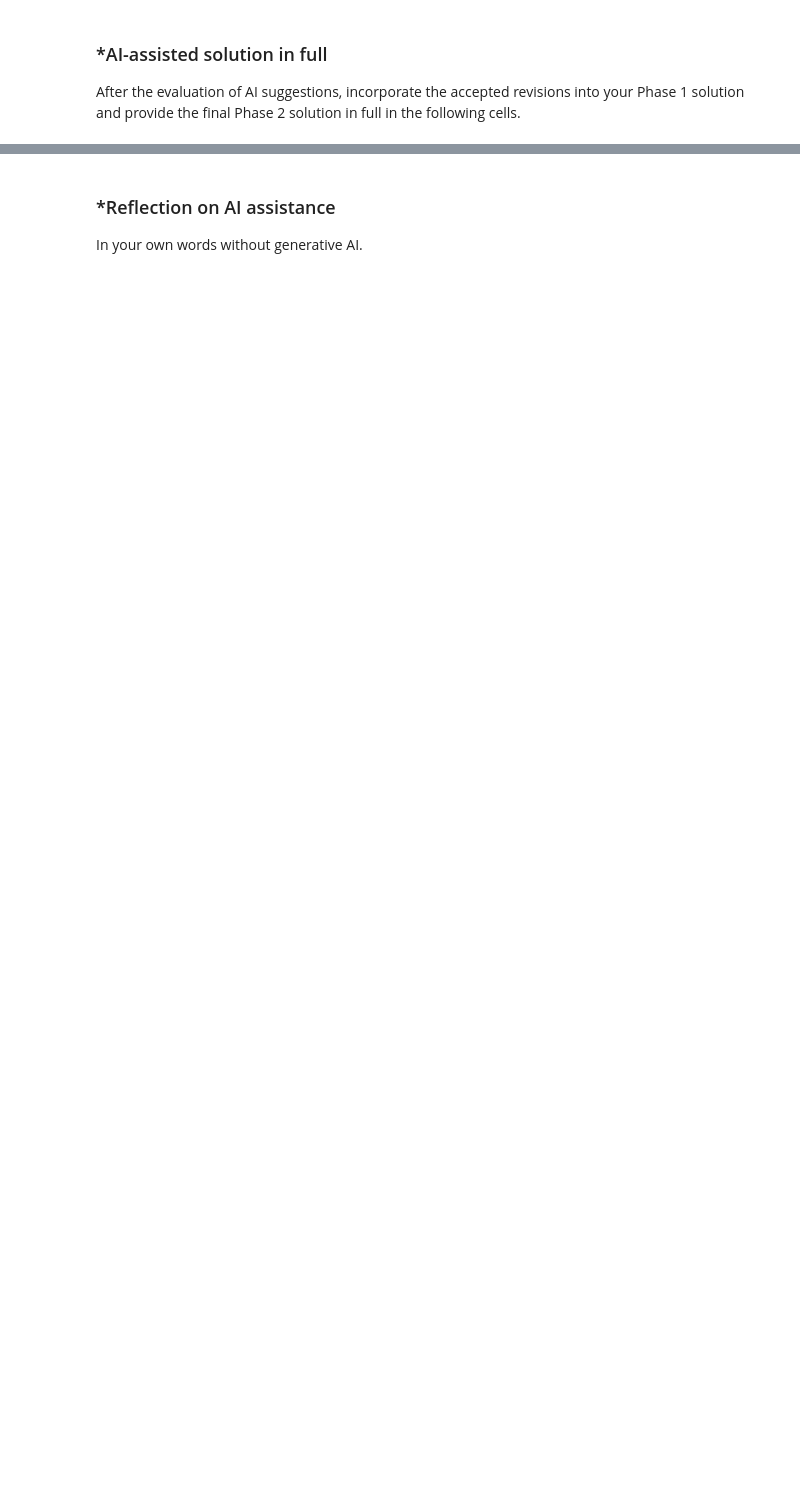
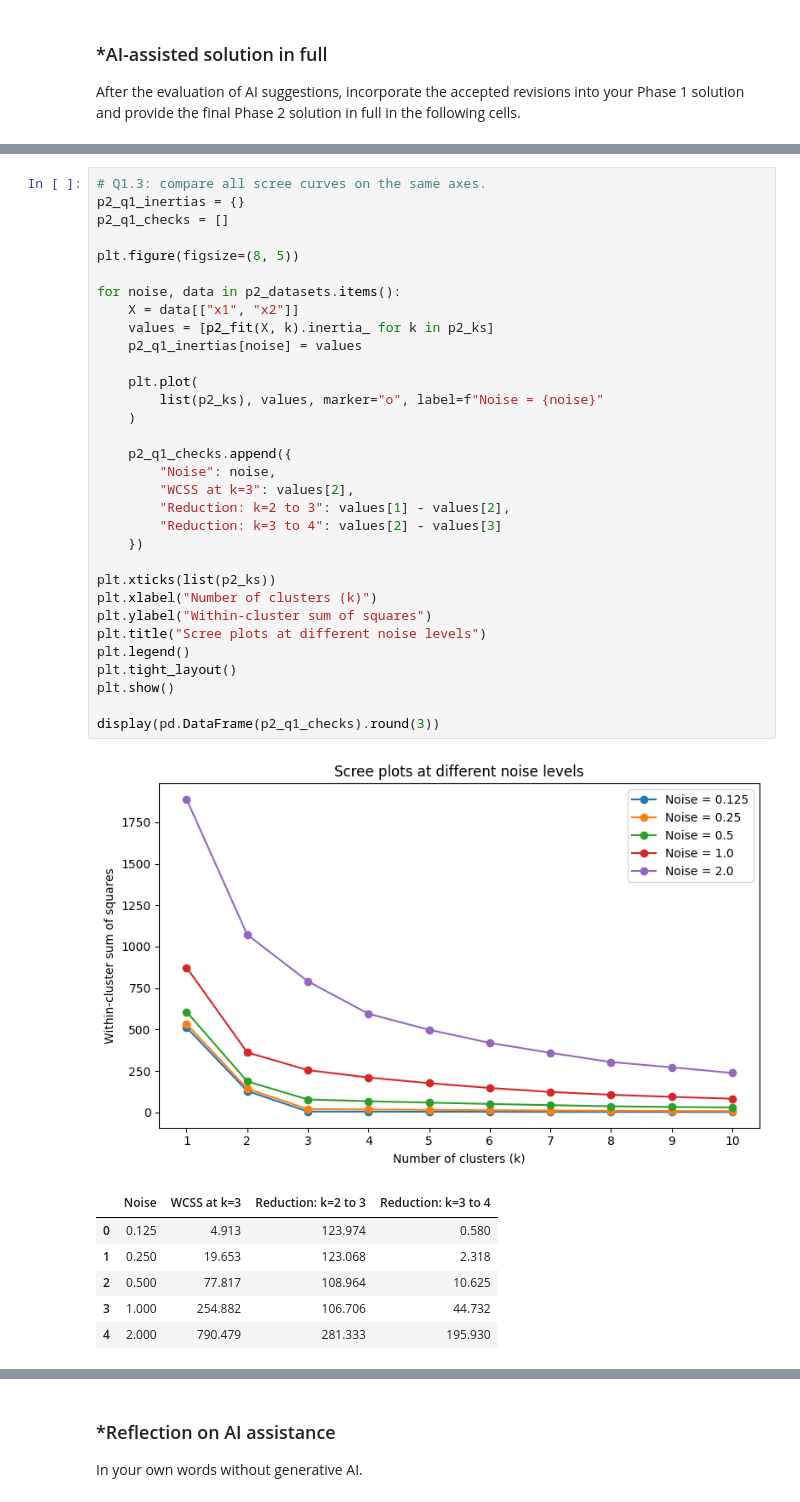
Before and after one commit to sidluthra1/A04-clustering, a Jupyter notebook: notebook.ipynb, the cells around one changed output, grey strips where cells are left out. Cells and saved outputs as stored; diff of their text form; blank space fills up the shorter version.

```diff
--- a/notebook.ipynb
+++ b/notebook.ipynb
@@ -373,0 +451,40 @@ After the evaluation of AI suggestions, incorporate the accepted revisions into
+# %%
+# Q1.3: compare all scree curves on the same axes.
+p2_q1_inertias = {}
+p2_q1_checks = []
+
+plt.figure(figsize=(8, 5))
+
+for noise, data in p2_datasets.items():
+    X = data[["x1", "x2"]]
+    values = [p2_fit(X, k).inertia_ for k in p2_ks]
+    p2_q1_inertias[noise] = values
+
+    plt.plot(
+        list(p2_ks), values, marker="o", label=f"Noise = {noise}"
+    )
+
+    p2_q1_checks.append({
+        "Noise": noise,
+        "WCSS at k=3": values[2],
+        "Reduction: k=2 to 3": values[1] - values[2],
+        "Reduction: k=3 to 4": values[2] - values[3]
+    })
+
+plt.xticks(list(p2_ks))
+plt.xlabel("Number of clusters (k)")
+plt.ylabel("Within-cluster sum of squares")
+plt.title("Scree plots at different noise levels")
+plt.legend()
+plt.tight_layout()
+plt.show()
+
+display(pd.DataFrame(p2_q1_checks).round(3))
+# %% [output]
+[figure, added]
+|  | Noise | WCSS at k=3 | Reduction: k=2 to 3 | Reduction: k=3 to 4 |
+| 0 | 0.125 | 4.913 | 123.974 | 0.580 |
+| 1 | 0.250 | 19.653 | 123.068 | 2.318 |
+| 2 | 0.500 | 77.817 | 108.964 | 10.625 |
+| 3 | 1.000 | 254.882 | 106.706 | 44.732 |
+| 4 | 2.000 | 790.479 | 281.333 | 195.930 |
```
Also changed, not shown: parts of 17 cells of this notebook.
